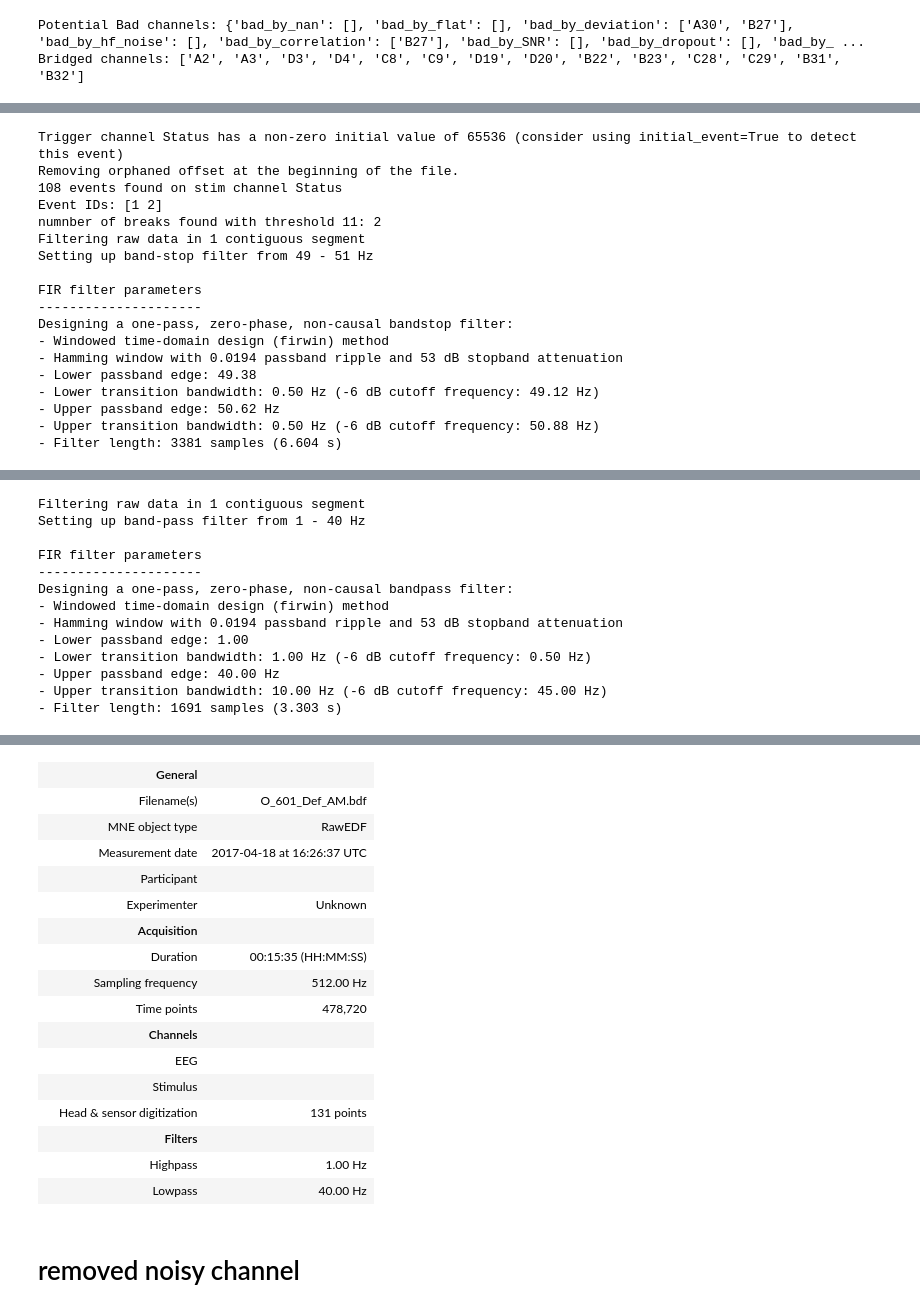
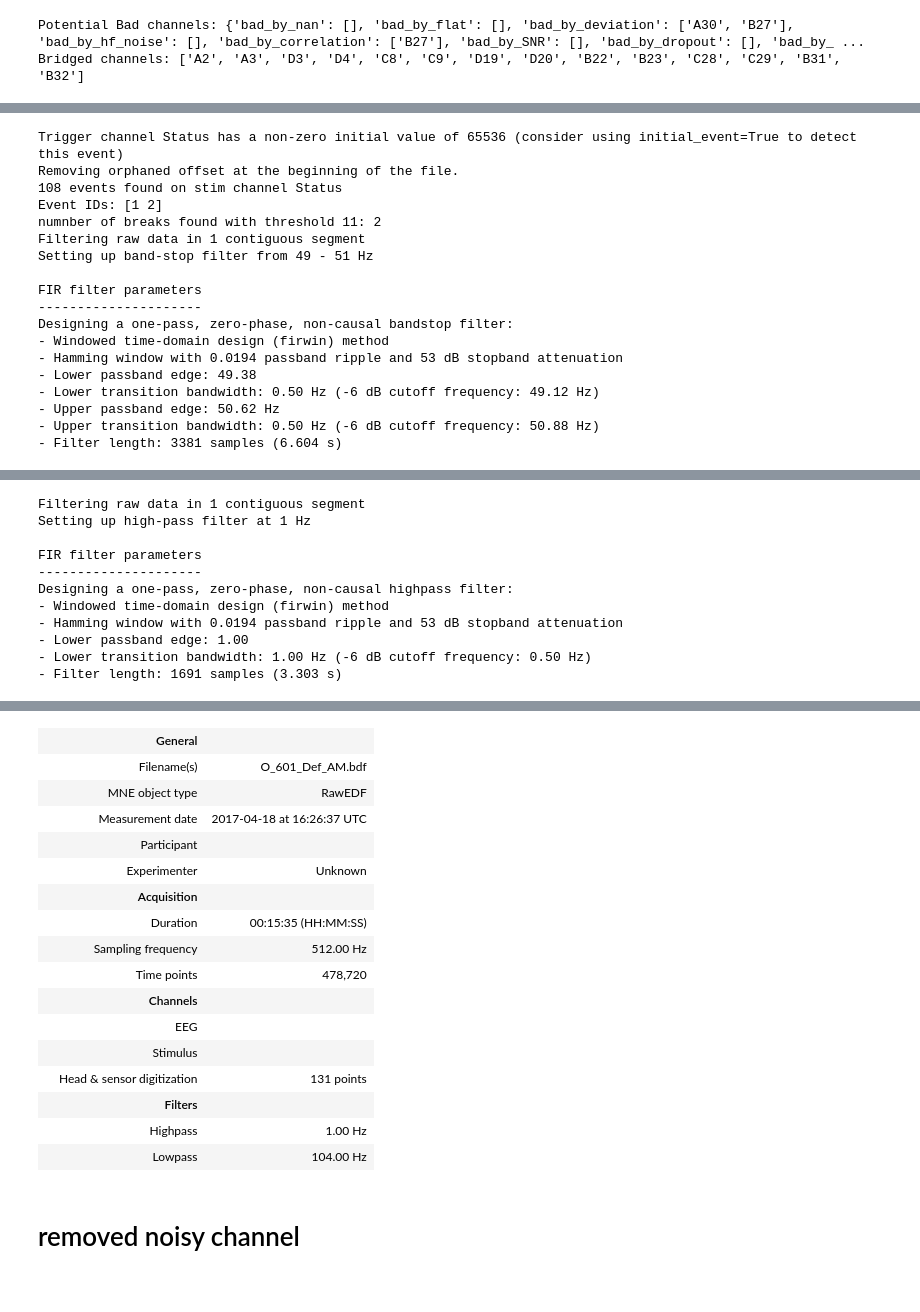
Before and after one commit to MohammadMMK/EEG-analysis-pipeline, a Jupyter notebook: notebooks/subject-preprocess/601.ipynb, the cells around one changed output, grey strips where cells are left out. Saved outputs shown, nothing was run; the diff lists cells and outputs as text; code cells hidden in the pictures.

```diff
--- a/notebooks/subject-preprocess/601.ipynb
+++ b/notebooks/subject-preprocess/601.ipynb
@@ -36,7 +36,7 @@ subject = preprocess(601)
 raw= subject.load_data()
 raw = subject.Bad_segments(raw)
 raw.notch_filter(50, fir_design='firwin', skip_by_annotation='edge')
-raw.filter(l_freq=1, h_freq= 40)
+raw.filter(l_freq=1, h_freq= None)
 # %% [output]
 Extracting EDF parameters from c:\Users\gmoha\Downloads\git\preprocessing_pipline\Data\O_601_Def_AM.bdf...
 BDF file detected
@@ -71,14 +71,12 @@ Designing a one-pass, zero-phase, non-causal bandstop filter:
 Filtering raw data in 1 contiguous segment
-Setting up band-pass filter from 1 - 40 Hz
+Setting up high-pass filter at 1 Hz
 
 FIR filter parameters
 ---------------------
-Designing a one-pass, zero-phase, non-causal bandpass filter:
+Designing a one-pass, zero-phase, non-causal highpass filter:
 - Windowed time-domain design (firwin) method
 - Hamming window with 0.0194 passband ripple and 53 dB stopband attenuation
 - Lower passband edge: 1.00
 - Lower transition bandwidth: 1.00 Hz (-6 dB cutoff frequency: 0.50 Hz)
-- Upper passband edge: 40.00 Hz
-- Upper transition bandwidth: 10.00 Hz (-6 dB cutoff frequency: 45.00 Hz)
 - Filter length: 1691 samples (3.303 s)
 [Parallel(n_jobs=1)]: Done  17 tasks      | elapsed:    0.1s
@@ -86,20 +84,20 @@ Designing a one-pass, zero-phase, non-causal bandpass filter:
 |  | General |  |
 |  | Filename(s) | O_601_Def_AM.bdf |
 |  | MNE object type | RawEDF |
 |  | Measurement date | 2017-04-18 at 16:26:37 UTC |
 |  | Participant |  |
 |  | Experimenter | Unknown |
 |  | Acquisition |  |
 |  | Duration | 00:15:35 (HH:MM:SS) |
 |  | Sampling frequency | 512.00 Hz |
 |  | Time points | 478,720 |
 |  | Channels |  |
 |  | EEG |  |
 |  | Stimulus |  |
 |  | Head & sensor digitization | 131 points |
 |  | Filters |  |
 |  | Highpass | 1.00 Hz |
-|  | Lowpass | 40.00 Hz |
+|  | Lowpass | 104.00 Hz |
 # %%
 %matplotlib qt
 raw.plot(use_opengl=True, block=True, n_channels=128, scalings=dict(eeg=10e-6), picks = 'eeg')
```
Also changed, not shown: parts of 2 cells of this notebook, 1 other file.
